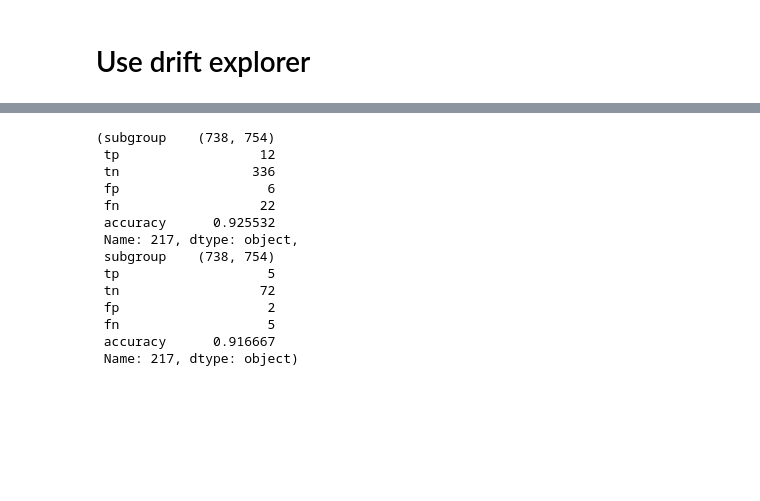
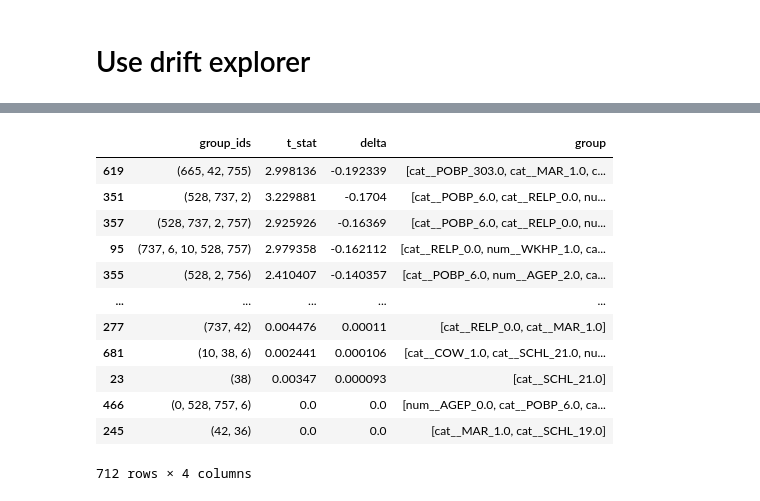
Before and after one commit to fgiobergia/DriftInspector, a Jupyter notebook: src/adult/folkstables.ipynb, the cells around one changed output, grey strips where cells are left out. Saved outputs shown, nothing was run; the diff lists cells and outputs as text; code cells hidden in the pictures; blank space fills up the shorter version.

```diff
--- a/src/adult/folkstables.ipynb
+++ b/src/adult/folkstables.ipynb
@@ -246,19 +234,18 @@ idxs = list(df_res.sort_values('t_stat', ascending=False).index)
-# %%
-divs[0].iloc[217], divs[-1].iloc[217]
-# %% [output]
-(subgroup    (738, 754)
- tp                  12
- tn                 336
- fp                   6
- fn                  22
- accuracy      0.925532
- Name: 217, dtype: object,
- subgroup    (738, 754)
- tp                   5
- tn                  72
- fp                   2
- fn                   5
- accuracy      0.916667
- Name: 217, dtype: object)
+# %%
+df_res.sort_values(['delta'], ascending=False, key=abs)
+# %% [output]
+|  | group_ids | t_stat | delta | group |
+| 619 | (665, 42, 755) | 2.998136 | -0.192339 | [cat__POBP_303.0, cat__MAR_1.0, c... |
+| 351 | (528, 737, 2) | 3.229881 | -0.1704 | [cat__POBP_6.0, cat__RELP_0.0, nu... |
+| 357 | (528, 737, 2, 757) | 2.925926 | -0.16369 | [cat__POBP_6.0, cat__RELP_0.0, nu... |
+| 95 | (737, 6, 10, 528, 757) | 2.979358 | -0.162112 | [cat__RELP_0.0, num__WKHP_1.0, ca... |
+| 355 | (528, 2, 756) | 2.410407 | -0.140357 | [cat__POBP_6.0, num__AGEP_2.0, ca... |
+| ... | ... | ... | ... | ... |
+| 277 | (737, 42) | 0.004476 | 0.00011 | [cat__RELP_0.0, cat__MAR_1.0] |
+| 681 | (10, 38, 6) | 0.002441 | 0.000106 | [cat__COW_1.0, cat__SCHL_21.0, nu... |
+| 23 | (38) | 0.00347 | 0.000093 | [cat__SCHL_21.0] |
+| 466 | (0, 528, 757, 6) | 0.0 | 0.0 | [num__AGEP_0.0, cat__POBP_6.0, ca... |
+| 245 | (42, 36) | 0.0 | 0.0 | [cat__MAR_1.0, cat__SCHL_19.0] |
+712 rows × 4 columns
 # %%
 for i in range(2):
```
Also changed, not shown: parts of 14 cells of this notebook.
